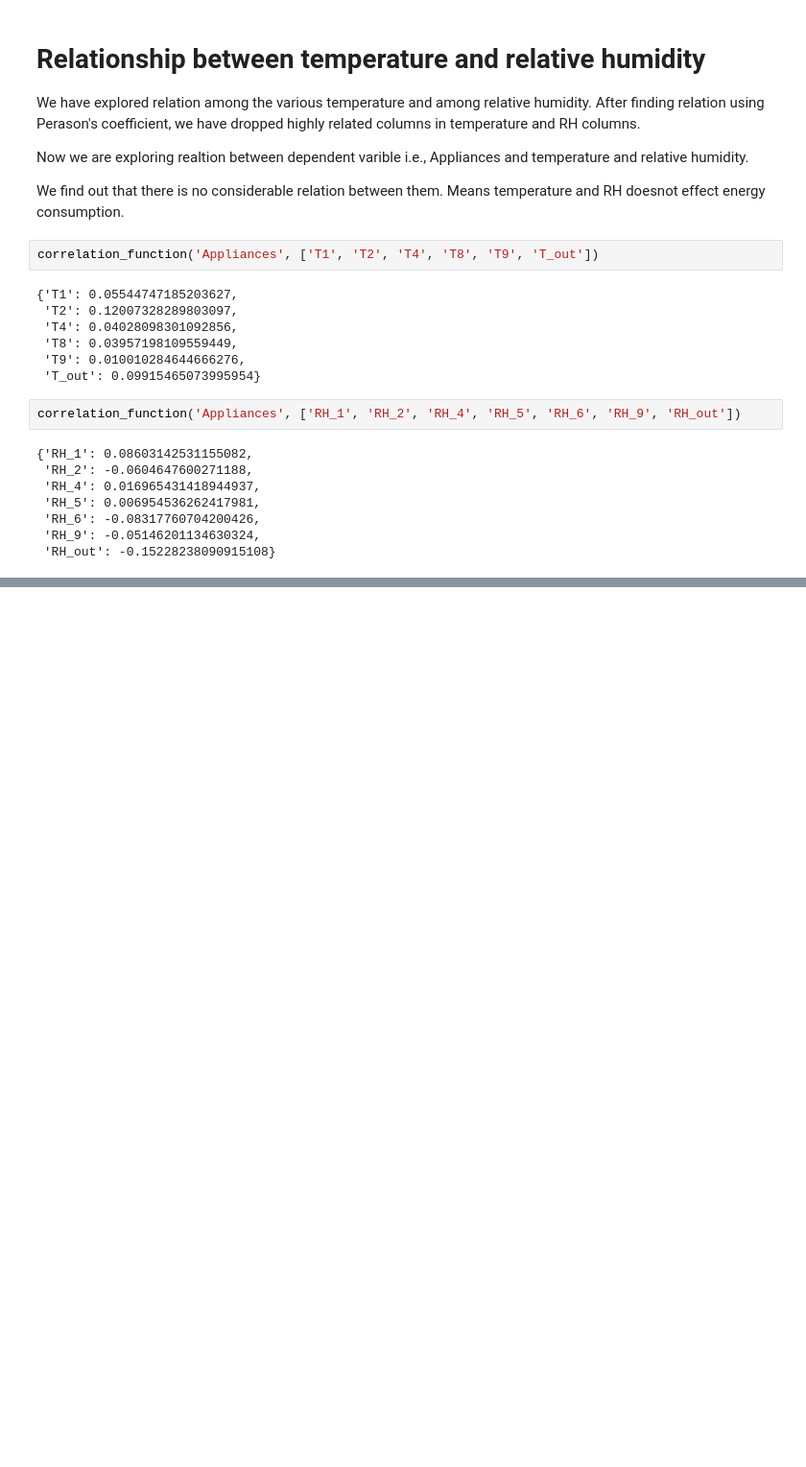
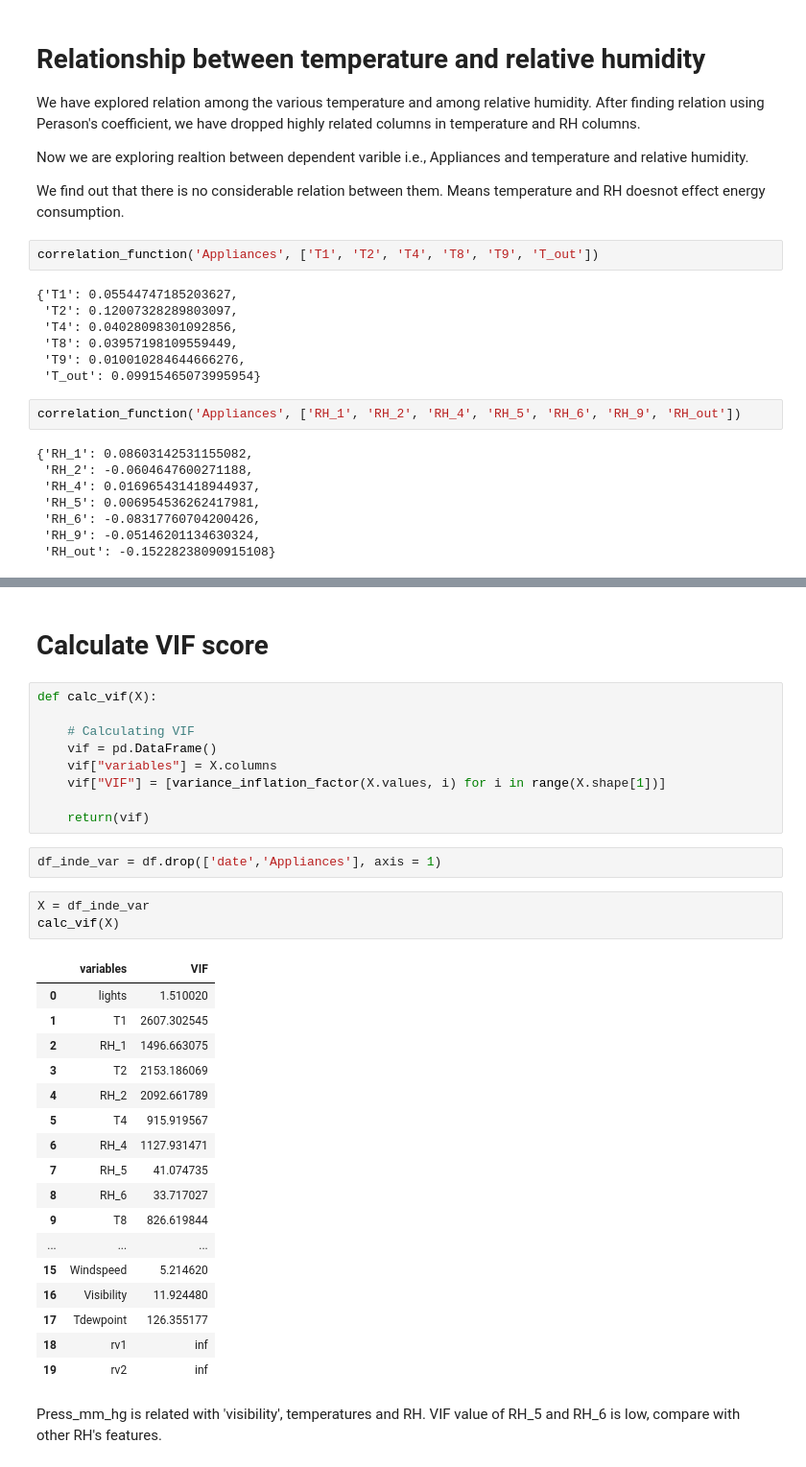
Before and after one commit to Ashishblthakre/Appliance-Energy-Prediction, a Jupyter notebook: Appliance_Energy_Prediction.ipynb, the cells around one changed output, grey strips where cells are left out. Shown at 96% size. Saved outputs shown, nothing was run; the diff lists cells and outputs as text; blank space fills up the shorter version.

```diff
--- a/Appliance_Energy_Prediction.ipynb
+++ b/Appliance_Energy_Prediction.ipynb
@@ -248,0 +312,37 @@ correlation_function('Appliances', ['RH_1', 'RH_2', 'RH_4', 'RH_5', 'RH_6', 'RH_
+# %% [markdown]
+# Calculate VIF score
+# %%
+def calc_vif(X):
+
+    # Calculating VIF
+    vif = pd.DataFrame()
+    vif["variables"] = X.columns
+    vif["VIF"] = [variance_inflation_factor(X.values, i) for i in range(X.shape[1])]
+
+    return(vif)
+# %%
+df_inde_var = df.drop(['date','Appliances'], axis = 1)
+# %%
+X = df_inde_var
+calc_vif(X)
+# %% [output]
+|  | variables | VIF |
+| 0 | lights | 1.510020 |
+| 1 | T1 | 2607.302545 |
+| 2 | RH_1 | 1496.663075 |
+| 3 | T2 | 2153.186069 |
+| 4 | RH_2 | 2092.661789 |
+| 5 | T4 | 915.919567 |
+| 6 | RH_4 | 1127.931471 |
+| 7 | RH_5 | 41.074735 |
+| 8 | RH_6 | 33.717027 |
+| 9 | T8 | 826.619844 |
+| ... | ... | ... |
+| 15 | Windspeed | 5.214620 |
+| 16 | Visibility | 11.924480 |
+| 17 | Tdewpoint | 126.355177 |
+| 18 | rv1 | inf |
+| 19 | rv2 | inf |
+# %% [markdown]
+Press_mm_hg is related with 'visibility', temperatures and RH.
+VIF value of RH_5 and RH_6 is low, compare with other RH's features.
```
Also changed, not shown: parts of 41 cells of this notebook.
